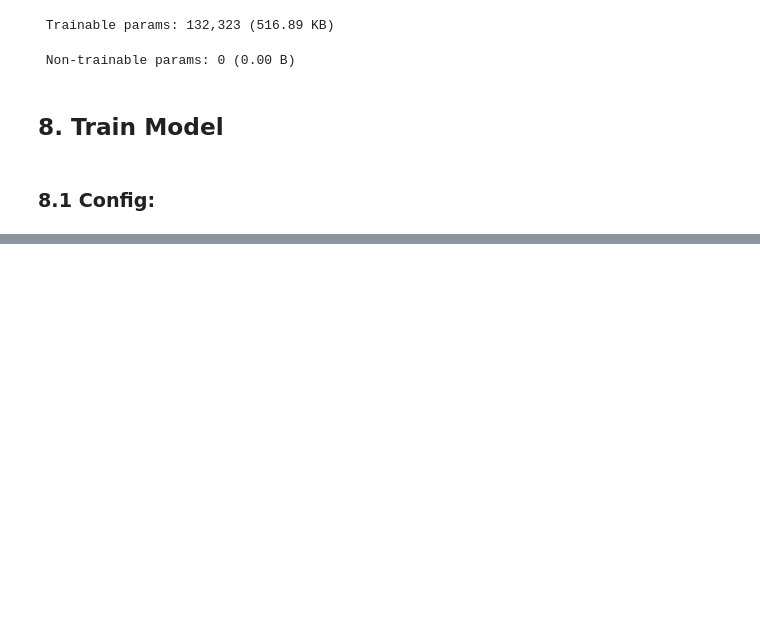
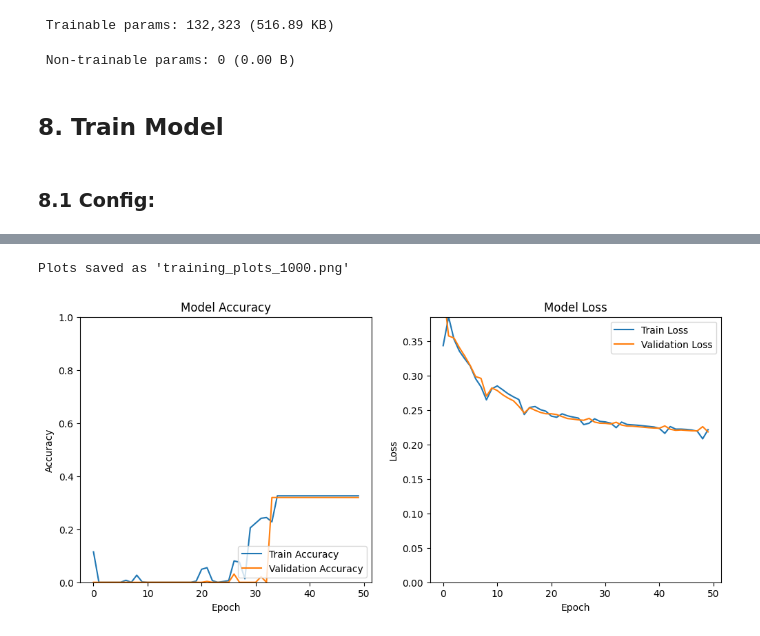
Before and after one commit to hubertmaka/gesture-recognition, a Jupyter notebook: gesture_recognition.ipynb, the cells around one changed output, grey strips where cells are left out. Saved outputs shown, nothing was run; the diff lists cells and outputs as text; code cells hidden in the pictures; blank space fills up the shorter version.

```diff
--- a/gesture_recognition.ipynb
+++ b/gesture_recognition.ipynb
@@ -203,7 +203,7 @@ labels_info
 | 24 | No gesture |
 | 25 | Doing other things |
 # %%
-SET_SIZE = 10_000
+SET_SIZE = 5_000
 TRAIN_SET_SIZE = 0.7 * SET_SIZE
 VAL_SET_SIZE = SET_SIZE - TRAIN_SET_SIZE
 MIN_SEQ_LEN = 30
@@ -212,6 +212,7 @@ CLASSES_PERCENTAGE = [1/len(CLASSES) for _ in range(len(CLASSES))]
 CLASSES_WITH_PERCENTAGE = {cls: percentage for cls, percentage in zip(CLASSES, CLASSES_PERCENTAGE)}
 TRAIN_CLASSES_WITH_AMOUNT = {cls: int(percentage * TRAIN_SET_SIZE) for cls, percentage in zip(CLASSES, CLASSES_PERCENTAGE)}
 VAL_CLASSES_WITH_AMOUNT = {cls: int(percentage * VAL_SET_SIZE) for cls, percentage in zip(CLASSES, CLASSES_PERCENTAGE)}
+CLASS_MAPPING = {cls: idx for idx, cls in enumerate(CLASSES)}
 # %%
 CLASSES_WITH_PERCENTAGE
 # %% [output]
@@ -243,8 +248,8 @@ def preprocess_df(dataframe: pd.DataFrame, subset_info: dict[int, int], min_seq_
                 subset_df = pd.concat([subset_df, df[df["label_id"] == key].sample(n=val, replace=True)])
         return subset_df.sample(frac=1, ignore_index=True)
 
-    new_df = _get_longer_seq_len_than(dataframe, min_seq_len)
-    new_df = _get_df_subset(new_df, subset_info)
+    # new_df = _get_longer_seq_len_than(dataframe, min_seq_len)
+    new_df = _get_df_subset(dataframe, subset_info)
     return new_df
 # %%
 train_subset_df = preprocess_df(train_df, TRAIN_CLASSES_WITH_AMOUNT, MIN_SEQ_LEN)
@@ -369,8 +372,9 @@ def load_sequence_from_dir(image_paths: tf.Tensor, label: int, inp_shape: tuple[
 
 
 @tf.function
-def one_hot_encode(path: tf.Tensor, label: int, classes_num: int):
-    return path, tf.one_hot(label, classes_num, dtype=tf.int32)
+def one_hot_encode(path: tf.Tensor, label: int, classes_num: int, class_mapping: dict[int, int]):
+    mapped_label = class_mapping[label]
+    return path, tf.one_hot(mapped_label, classes_num, dtype=tf.int32)
 
 
 @tf.function
@@ -481,0 +517,29 @@ KeyboardInterrupt:
+# %%
+plt.figure(figsize=(12, 5))
+
+plt.subplot(1, 2, 1)
+plt.plot(history.history['accuracy'], label='Train Accuracy')
+plt.plot(history.history['val_accuracy'], label='Validation Accuracy')
+plt.xlabel('Epoch')
+plt.ylabel('Accuracy')
+plt.ylim([0, 1])
+plt.legend(loc='lower right')
+plt.title('Model Accuracy')
+
+# Loss plot
+plt.subplot(1, 2, 2)
+plt.plot(history.history['loss'], label='Train Loss')
+plt.plot(history.history['val_loss'], label='Validation Loss')
+plt.xlabel('Epoch')
+plt.ylabel('Loss')
+plt.ylim([0, max(history.history['loss'])])
+plt.legend(loc='upper right')
+plt.title('Model Loss')
+
+
+plt.savefig('/content/drive/MyDrive/training_plots_1000.png')
+
+print("Plots saved as 'training_plots_1000.png'")
+# %% [output]
+Plots saved as 'training_plots_1000.png'
+[figure, added]
```
Also changed, not shown: parts of 15 cells of this notebook.
